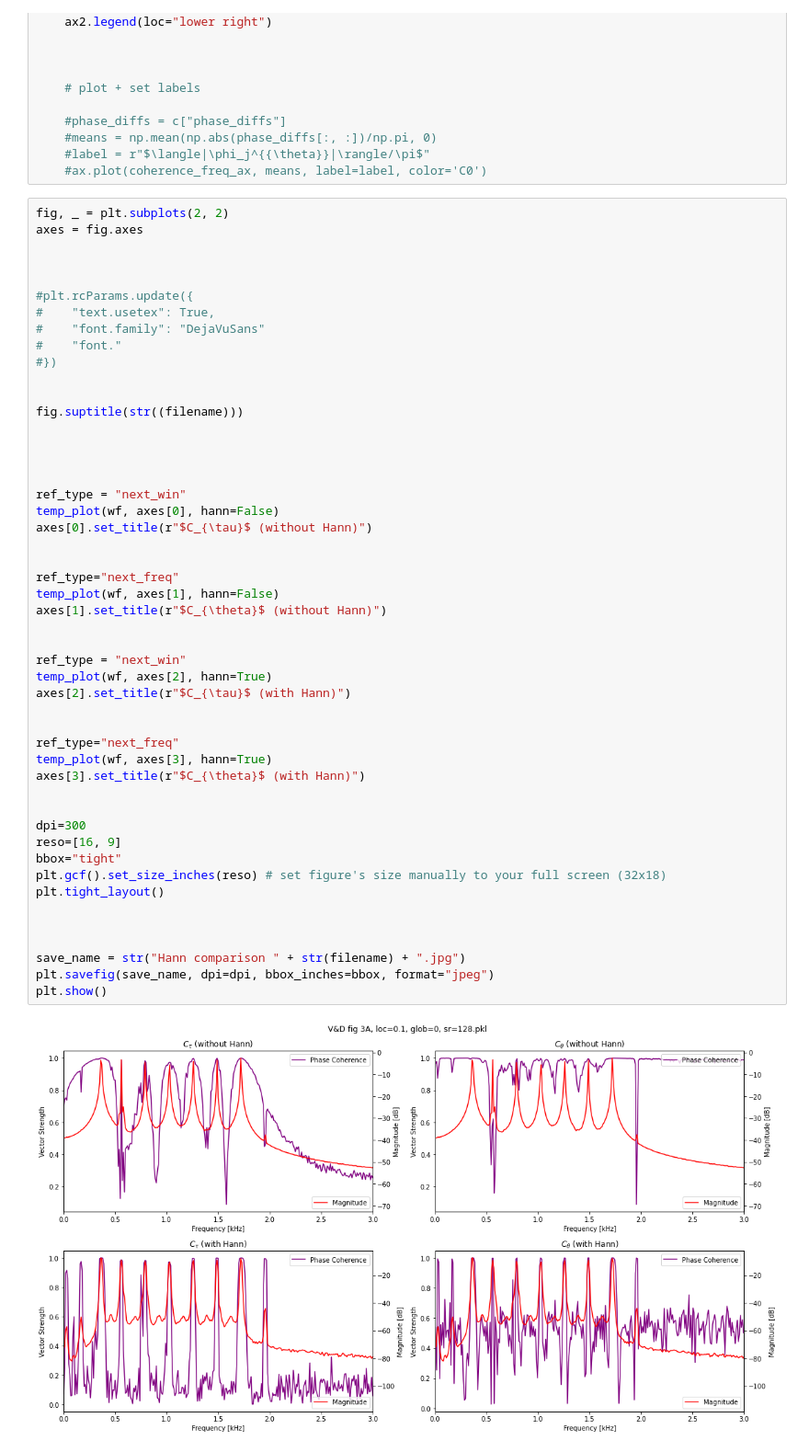
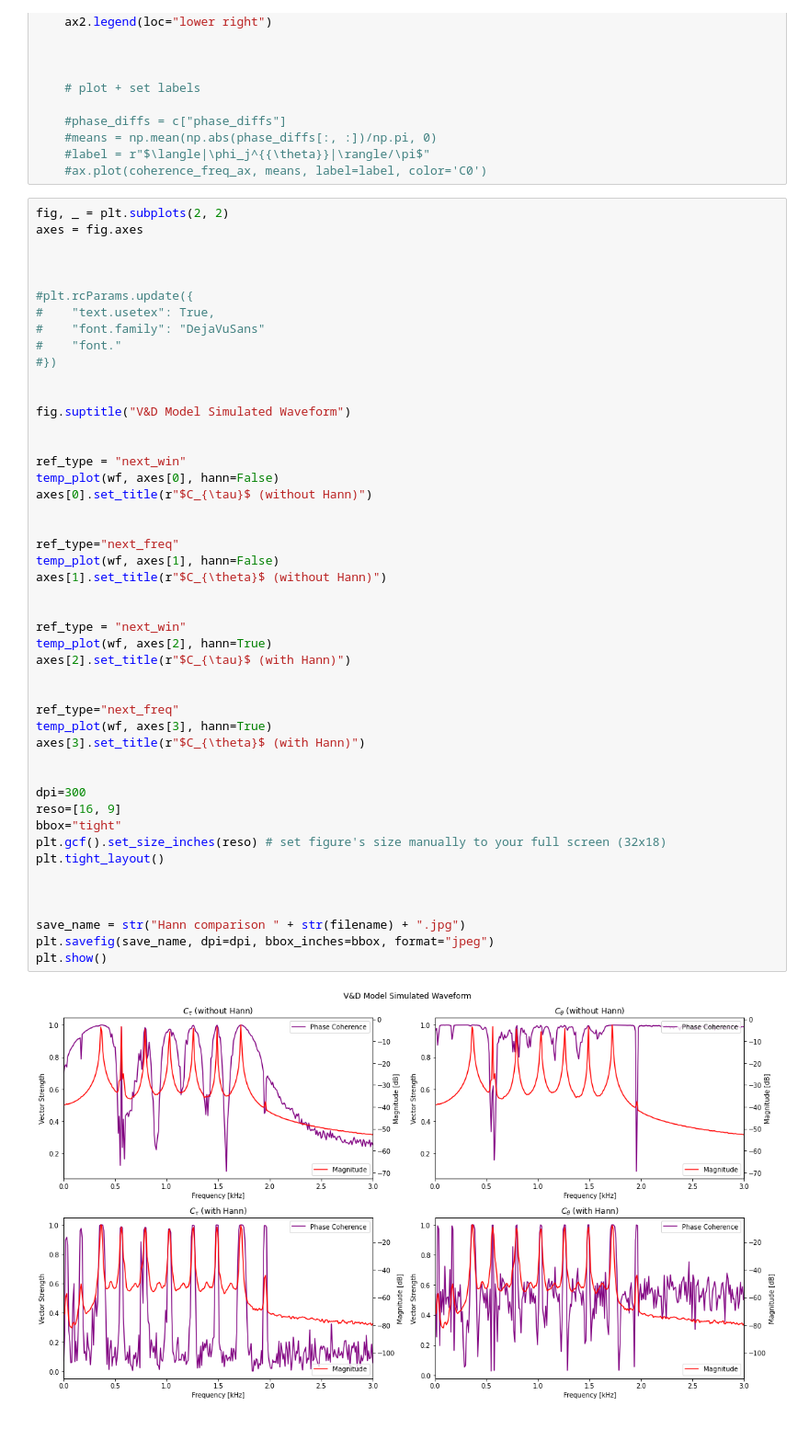
Before and after one commit to seththepeacock/vodscillators, a Jupyter notebook: deniz_SI_figs.ipynb, the cells around one changed output. Shown: that part at 92% size. Saved outputs shown, nothing was run; the diff lists cells and outputs as text.

```diff
--- a/deniz_SI_figs.ipynb
+++ b/deniz_SI_figs.ipynb
@@ -99,9 +99,7 @@ axes = fig.axes
 #})
 
 
-fig.suptitle(str((filename)))
-
-
+fig.suptitle("V&D Model Simulated Waveform")
 
 
 ref_type = "next_win"
@@ -109,31 +107,31 @@ temp_plot(wf, axes[0], hann=False)
 axes[0].set_title(r"$C_{\tau}$ (without Hann)")
 
 
 ref_type="next_freq"
 temp_plot(wf, axes[1], hann=False)
 axes[1].set_title(r"$C_{\theta}$ (without Hann)")
 
 
 ref_type = "next_win"
 temp_plot(wf, axes[2], hann=True)
 axes[2].set_title(r"$C_{\tau}$ (with Hann)")
 
 
 ref_type="next_freq"
 temp_plot(wf, axes[3], hann=True)
 axes[3].set_title(r"$C_{\theta}$ (with Hann)")
 
 
 dpi=300
 reso=[16, 9]
 bbox="tight"
 plt.gcf().set_size_inches(reso) # set figure's size manually to your full screen (32x18)
 plt.tight_layout()
 
 
 
 save_name = str("Hann comparison " + str(filename) + ".jpg")
 plt.savefig(save_name, dpi=dpi, bbox_inches=bbox, format="jpeg")
 plt.show()
 # %% [output]
-[figure, old version]
+[figure, new version]
```
Also changed, not shown: 1 other file.
